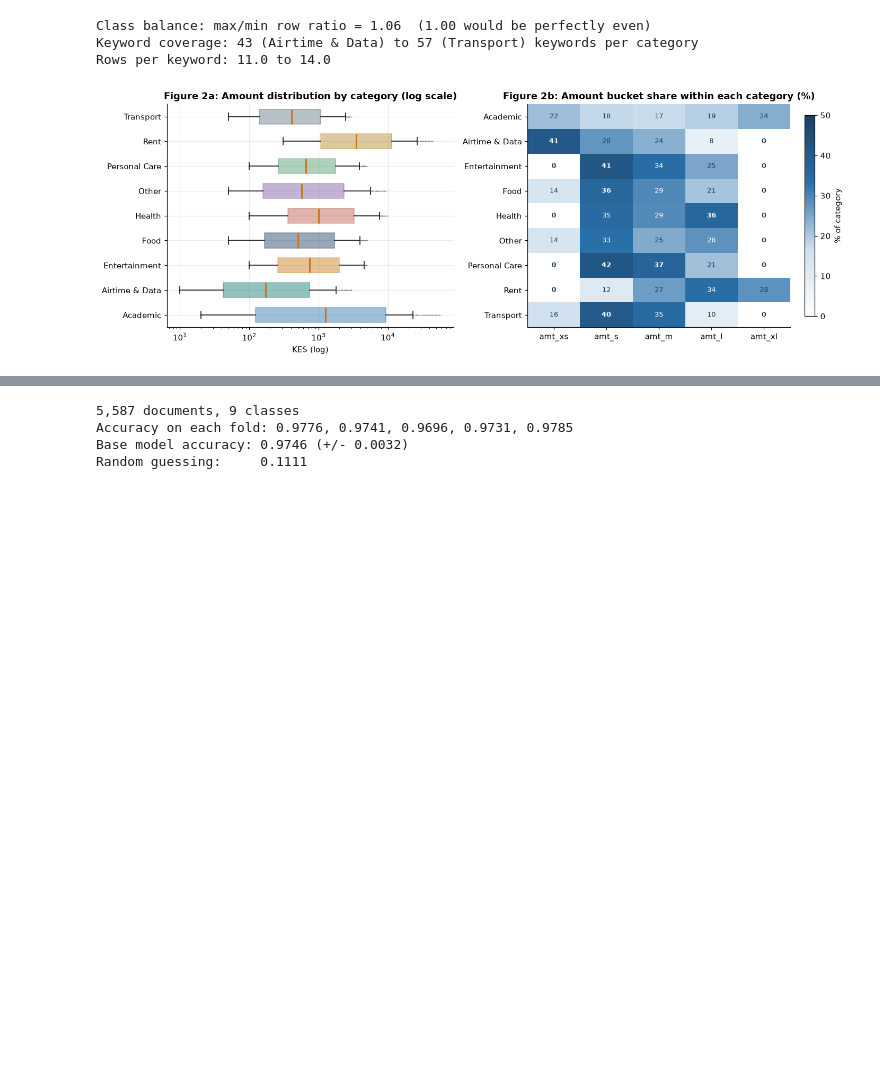
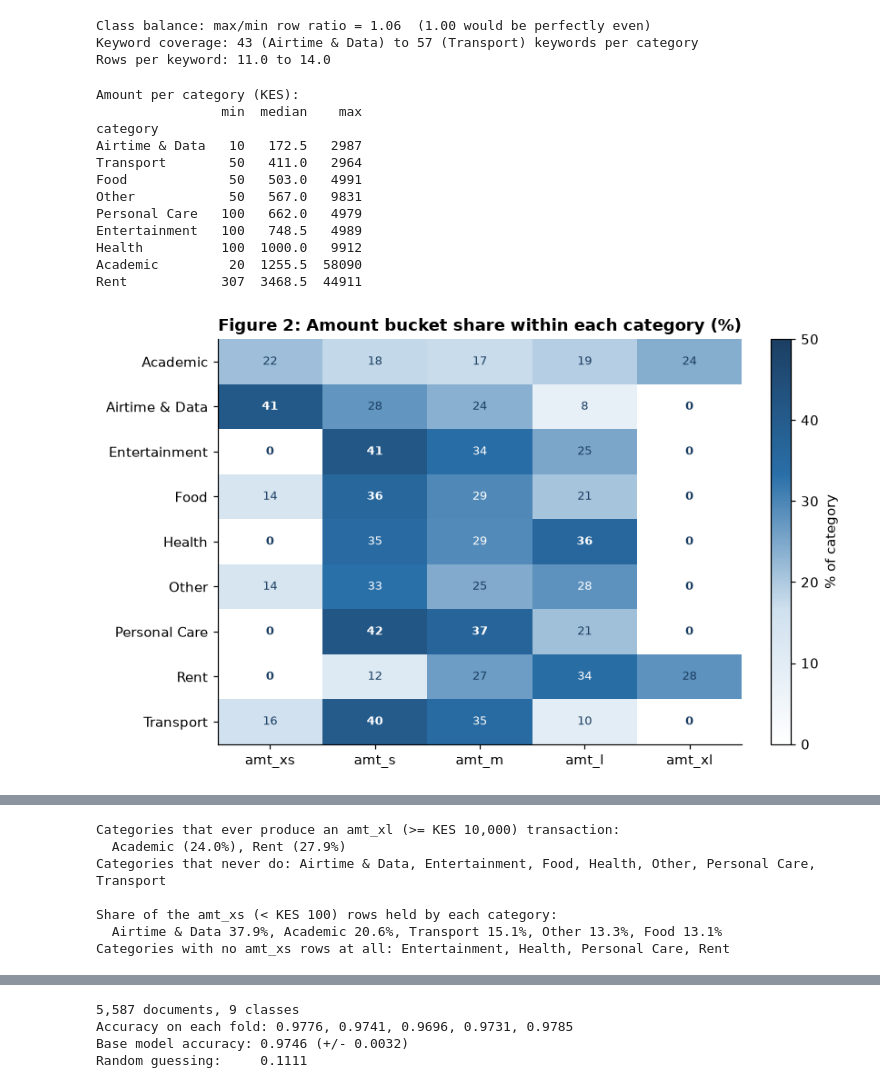
Before and after one commit to AustineIgunza/SemProject_MLEngine, a Jupyter notebook: notebooks/NaiveBayes_Base.ipynb, the cells around one changed output, grey strips where cells are left out. Saved outputs shown, nothing was run; the diff lists cells and outputs as text; code cells hidden in the pictures; blank space fills up the shorter version.

```diff
--- a/notebooks/NaiveBayes_Base.ipynb
+++ b/notebooks/NaiveBayes_Base.ipynb
@@ -153,24 +124,8 @@ plt.rcParams.update({
     "figure.facecolor": "white", "axes.facecolor": "white",
 })
 
-NAVY, BLUE, TEAL, AMBER, RED, GREY = "#1C3F63", "#2A6FA8", "#127A73", "#C8781A", "#C0564B", "#637586"
-PALETTE = [BLUE, TEAL, AMBER, NAVY, RED, "#7E57A2", "#4C9A6A", "#B5852C", GREY]
+NAVY, BLUE, TEAL, RED, GREY = "#1C3F63", "#2A6FA8", "#127A73", "#C0564B", "#637586"
 HEAT = LinearSegmentedColormap.from_list("heat", ["#FFFFFF", "#CFE0EE", "#2A6FA8", "#1C3F63"])
-
-def hboxplot(ax, data, tick_labels, **kw):
-    """Horizontal boxplot that works across matplotlib versions.
-
-    matplotlib >= 3.9 renamed `labels` to `tick_labels`; >= 3.10 replaced
-    `vert=False` with `orientation="horizontal"`. Try the modern spelling,
-    fall back to the legacy one.
-    """
-    try:
-        bp = ax.boxplot(data, orientation="horizontal", **kw)
-    except TypeError:
-        bp = ax.boxplot(data, vert=False, **kw)
-    ax.set_yticks(range(1, len(tick_labels) + 1))
-    ax.set_yticklabels(tick_labels)
-    return bp
 
 # Locate data/train.csv whether the notebook runs from notebooks/, the repo root, or Colab
 CANDIDATES = [Path("data/train.csv"), Path("../data/train.csv"), Path("train.csv")]
@@ -616,46 +532,48 @@ Class balance: max/min row ratio = 1.06  (1.00 would be perfectly even)
 Keyword coverage: 43 (Airtime & Data) to 57 (Transport) keywords per category
 Rows per keyword: 11.0 to 14.0
 # %%
-fig, axes = plt.subplots(1, 2, figsize=(13, 4.8))
+# A printed summary replaces the boxplot: amounts come from fixed per-category ranges (Steps 3 and 6)
+print("Amount per category (KES):")
+print(df.groupby("category").amount.agg(["min", "median", "max"]).sort_values("median").to_string())
 
 cats = sorted(df.category.unique())
-data = [df.loc[df.category == c, "amount"].values for c in cats]
-bp = hboxplot(axes[0], data, cats, patch_artist=True, widths=0.6,
-              flierprops=dict(marker=".", markersize=2.5, alpha=0.35, markerfacecolor=GREY,
-                              markeredgecolor="none"),
-              medianprops=dict(color=AMBER, linewidth=2))
-for patch, colour in zip(bp["boxes"], PALETTE):
-    patch.set_facecolor(colour); patch.set_alpha(0.45); patch.set_edgecolor(colour)
-axes[0].set_xscale("log")
-axes[0].set_title("Figure 2a: Amount distribution by category (log scale)")
-axes[0].set_xlabel("KES (log)")
-
 pivot = (pd.crosstab(df.category, df.bucket, normalize="index")
            .reindex(columns=ORDER).fillna(0) * 100)
-im = axes[1].imshow(pivot.values, cmap=HEAT, aspect="auto", vmin=0, vmax=50)
-axes[1].set_xticks(range(len(ORDER))); axes[1].set_xticklabels(ORDER)
-axes[1].set_yticks(range(len(pivot))); axes[1].set_yticklabels(pivot.index)
-axes[1].set_title("Figure 2b: Amount bucket share within each category (%)")
-axes[1].grid(False)
+fig, ax = plt.subplots(figsize=(7.6, 4.8))
+im = ax.imshow(pivot.values, cmap=HEAT, aspect="auto", vmin=0, vmax=50)
+ax.set_xticks(range(len(ORDER))); ax.set_xticklabels(ORDER)
+ax.set_yticks(range(len(pivot))); ax.set_yticklabels(pivot.index)
+ax.set_title("Figure 2: Amount bucket share within each category (%)")
+ax.grid(False)
 for i in range(pivot.shape[0]):
     for j in range(pivot.shape[1]):
         v = pivot.values[i, j]
-        axes[1].text(j, i, f"{v:.0f}", ha="center", va="center", fontsize=8.5,
-                     color="white" if v > 28 else NAVY,
-                     fontweight="bold" if v == 0 or v > 35 else "normal")
-plt.colorbar(im, ax=axes[1], fraction=0.035, label="% of category")
+        ax.text(j, i, f"{v:.0f}", ha="center", va="center", fontsize=8.5,
+                color="white" if v > 28 else NAVY,
+                fontweight="bold" if v == 0 or v > 35 else "normal")
+plt.colorbar(im, ax=ax, fraction=0.045, label="% of category")
 plt.tight_layout(); plt.show()
 
-print("Median amount by category (KES):")
-print(df.groupby("category").amount.median().sort_values().to_string())
-print("\nCategories that ever produce an amt_xl (>= KES 10,000) transaction:")
+print("Categories that ever produce an amt_xl (>= KES 10,000) transaction:")
 xl = pivot["amt_xl"]
 print("  " + ", ".join(f"{c} ({v:.1f}%)" for c, v in xl[xl > 0].items()) or "  none")
 print("Categories that never do:", ", ".join(xl[xl == 0].index))
 # Who makes the smallest payments: share of all amt_xs rows held by each category
 xs = df.loc[df.bucket == "amt_xs", "category"].value_counts(normalize=True).mul(100).round(1)
 print("\nShare of the amt_xs (< KES 100) rows held by each category:")
 print("  " + ", ".join(f"{c} {v}%" for c, v in xs.items()))
 print("Categories with no amt_xs rows at all:", ", ".join(c for c in cats if c not in xs.index))
 # %% [output]
+Amount per category (KES):
+                min  median    max
+category
+Airtime & Data   10   172.5   2987
+Transport        50   411.0   2964
+Food             50   503.0   4991
+Other            50   567.0   9831
+Personal Care   100   662.0   4979
+Entertainment   100   748.5   4989
+Health          100  1000.0   9912
+Academic         20  1255.5  58090
+Rent            307  3468.5  44911
-[figure, old version]
+[figure, new version]
@@ -681 +580,8 @@ Categories with no amt_xs rows at all: Entertainment, Health, Personal Care, Ren
+Categories that ever produce an amt_xl (>= KES 10,000) transaction:
+  Academic (24.0%), Rent (27.9%)
+Categories that never do: Airtime & Data, Entertainment, Food, Health, Other, Personal Care, Transport
+
+Share of the amt_xs (< KES 100) rows held by each category:
+  Airtime & Data 37.9%, Academic 20.6%, Transport 15.1%, Other 13.3%, Food 13.1%
+Categories with no amt_xs rows at all: Entertainment, Health, Personal Care, Rent
 # %%
```
Also changed, not shown: parts of 30 cells of this notebook.
